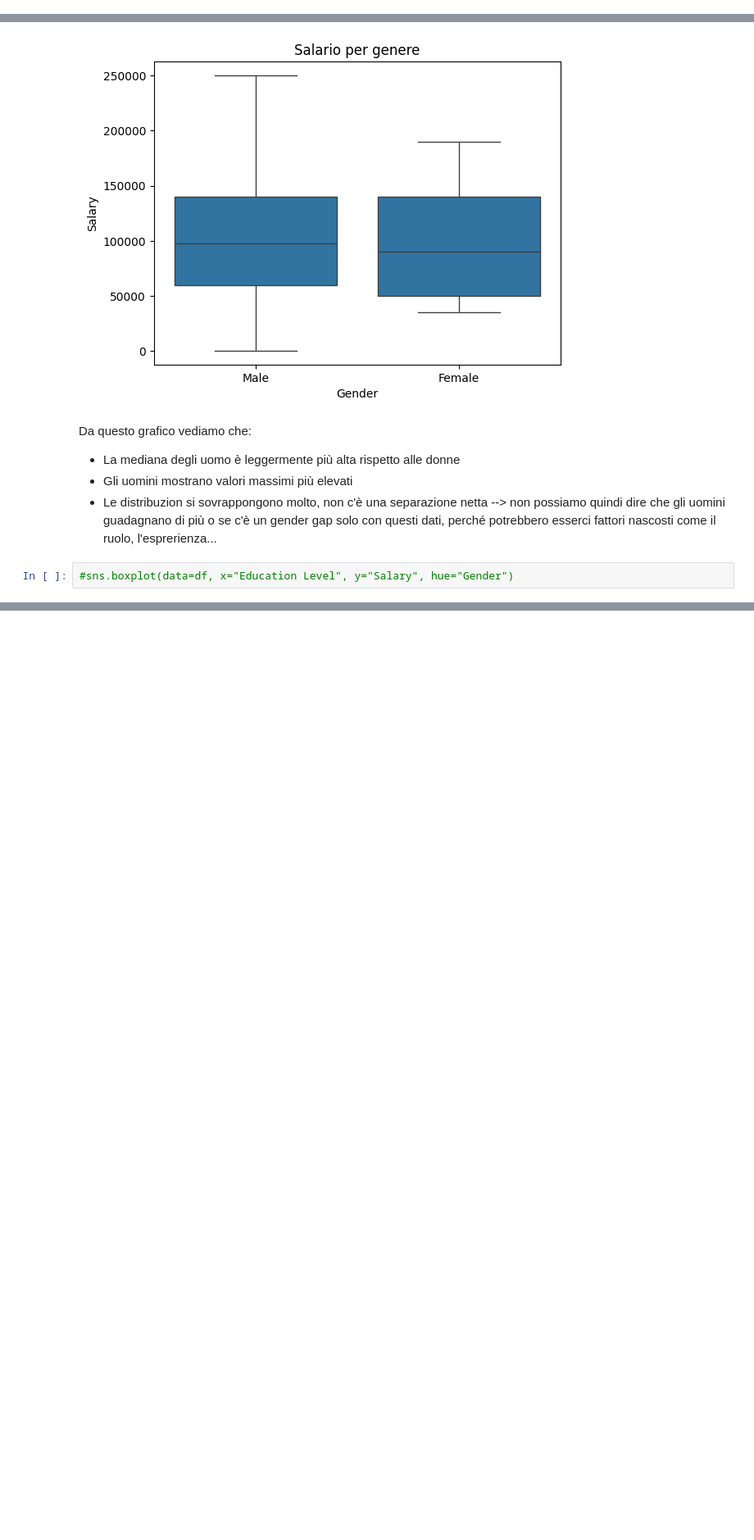
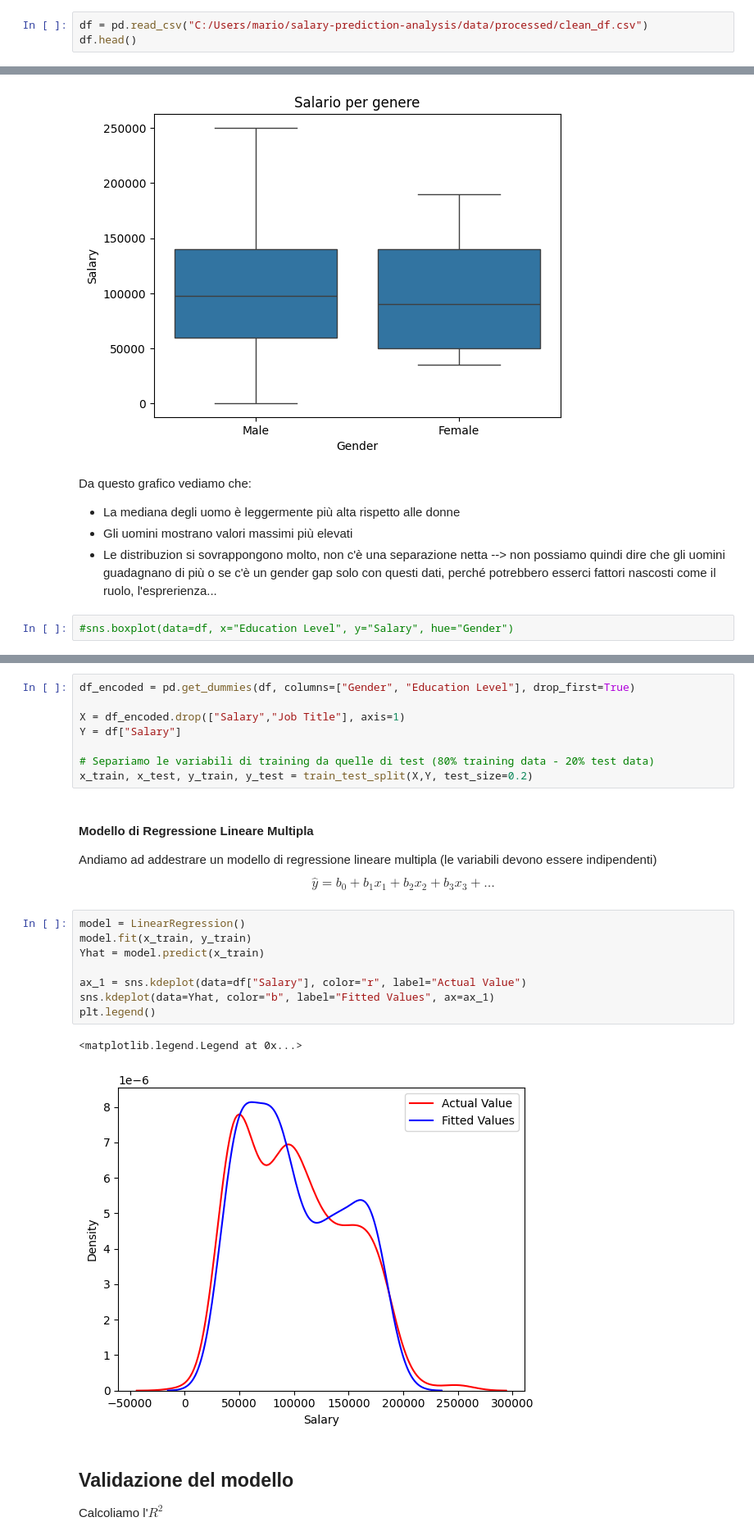
Before and after one commit to umbertogallo01/salary-prediction-analysis, a Jupyter notebook: notebooks/main.ipynb, the cells around one changed output, grey strips where cells are left out. Shown at 82% size. Drawn from its saved outputs; the diff is of its cells as text; blank space fills up the shorter version.

```diff
--- a/notebooks/main.ipynb
+++ b/notebooks/main.ipynb
@@ -23,3 +70,6 @@ df.head()
 # %% [markdown]
 # Analisi Esplorativa dei Dati (EDA)
 In questa sezione esploreremo il dataset per capire la distribuzione delle variabili, la presenza di valori mancanti e le relazioni tra le feature e il salario.
+# %%
+df = pd.read_csv("C:/Users/mario/salary-prediction-analysis/data/processed/clean_df.csv")
+df.head()
@@ -218,0 +314,26 @@ df.head()
+# %%
+df_encoded = pd.get_dummies(df, columns=["Gender", "Education Level"], drop_first=True)
+
+X = df_encoded.drop(["Salary","Job Title"], axis=1)
+Y = df["Salary"]
+
+# Separiamo le variabili di training da quelle di test (80% training data - 20% test data)
+x_train, x_test, y_train, y_test = train_test_split(X,Y, test_size=0.2)
+# %% [markdown]
+#### Modello di Regressione Lineare Multipla
+Andiamo ad addestrare un modello di regressione lineare multipla (le variabili devono essere indipendenti)
+ $$\hat{y} = b_0 + b_1 x_1 + b_2 x_2 + b_3 x_3 + \ldots $$
+# %%
+model = LinearRegression()
+model.fit(x_train, y_train)
+Yhat = model.predict(x_train)
+
+ax_1 = sns.kdeplot(data=df["Salary"], color="r", label="Actual Value")
+sns.kdeplot(data=Yhat, color="b", label="Fitted Values", ax=ax_1)
+plt.legend()
+# %% [output]
+<matplotlib.legend.Legend at 0x...>
+[figure, added]
+# %% [markdown]
+## Validazione del modello
+Calcoliamo l'$R^2$
```
Also changed, not shown: parts of 39 cells of this notebook, 1 other file.
